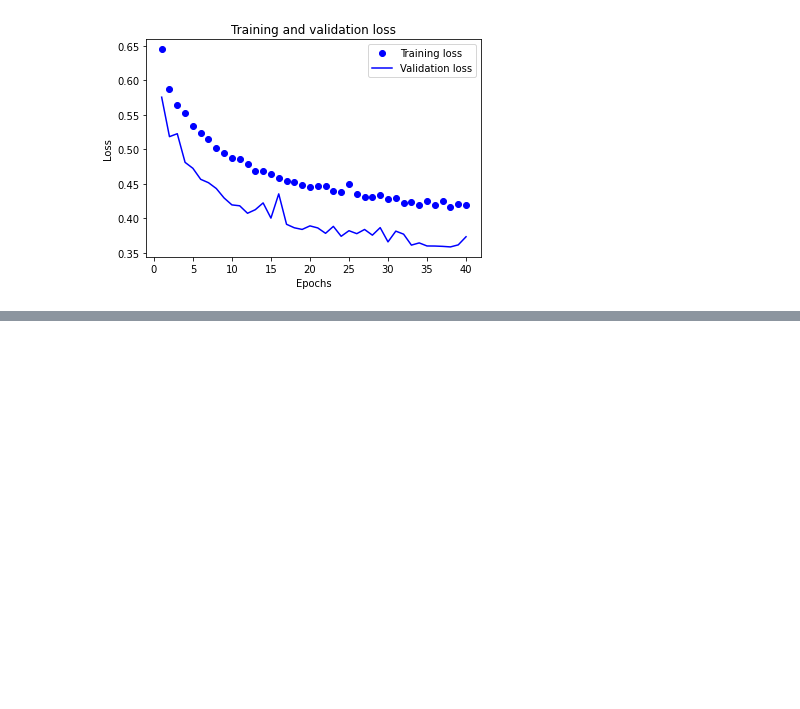
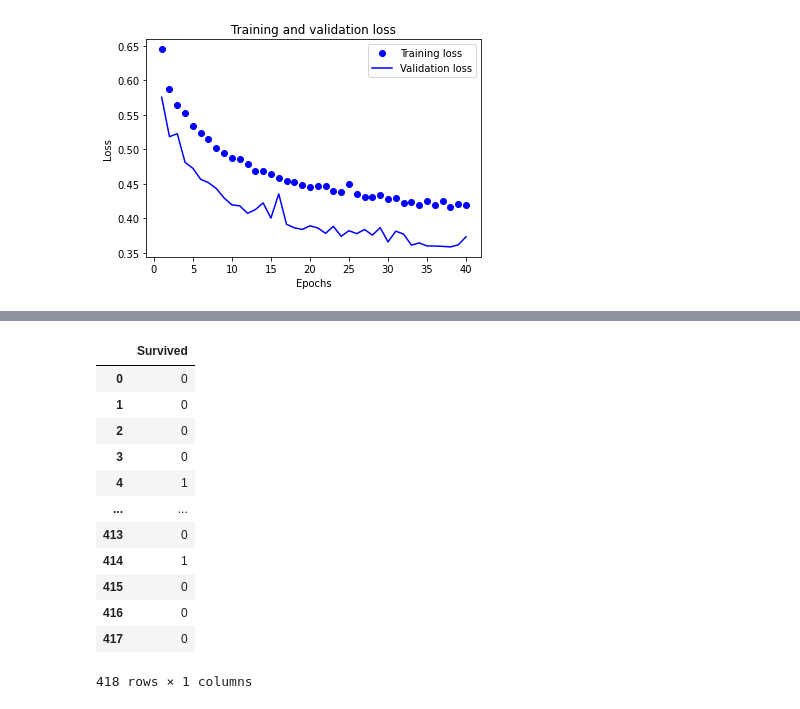
Before and after one commit to BoshiLee/kears_learning, a Jupyter notebook: training_project/kaggle/Titanic/titanic.ipynb, the cells around one changed output, grey strips where cells are left out. Drawn from its saved outputs; the diff is of its cells as text; code cells hidden in the pictures; blank space fills up the shorter version.

Commit message:
add training model

```diff
--- a/training_project/kaggle/Titanic/titanic.ipynb
+++ b/training_project/kaggle/Titanic/titanic.ipynb
@@ -645,0 +648,4 @@ model.save('titanic.h5')
+# %%
+y_pred=model.predict(X_test)
+id = test.PassengerId
+id
@@ -645,0 +665,19 @@ model.save('titanic.h5')
+# %%
+y_pred =(y_pred > 0.5).astype(int)
+y_pred_df = pd.DataFrame(y_pred, columns=['Survived'])
+
+y_pred_df
+# %% [output]
+|  | Survived |
+| 0 | 0 |
+| 1 | 0 |
+| 2 | 0 |
+| 3 | 0 |
+| 4 | 1 |
+| ... | ... |
+| 413 | 0 |
+| 414 | 1 |
+| 415 | 0 |
+| 416 | 0 |
+| 417 | 0 |
+418 rows × 1 columns
```
Also changed, not shown: parts of 2 cells of this notebook.
